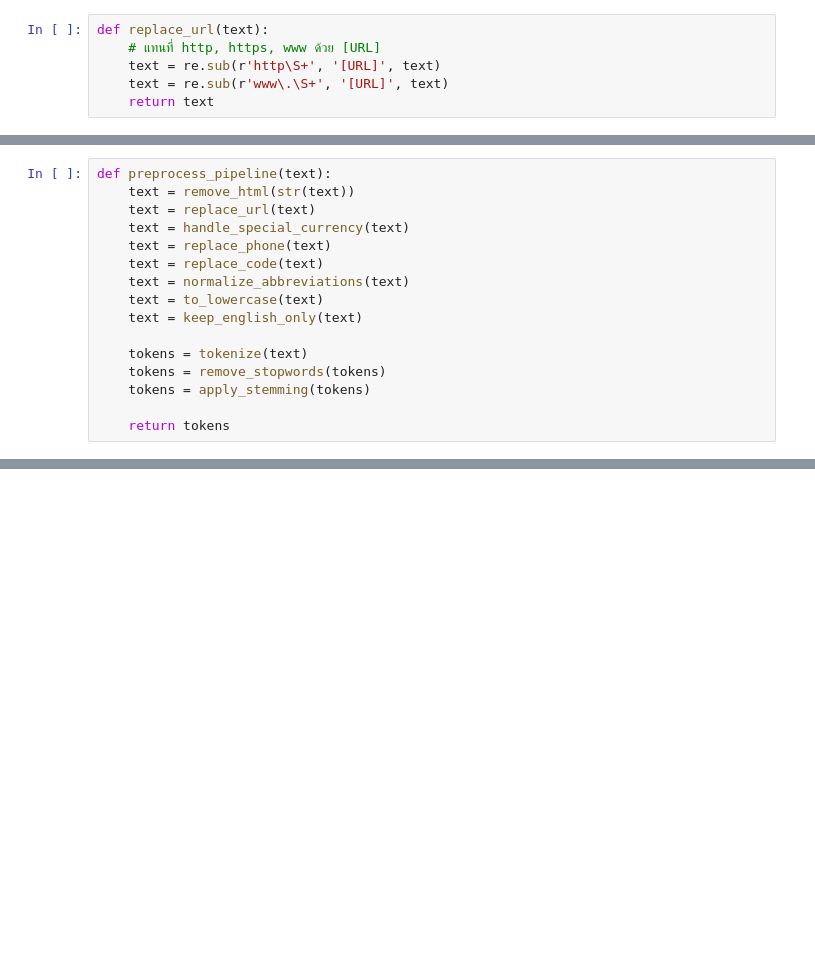
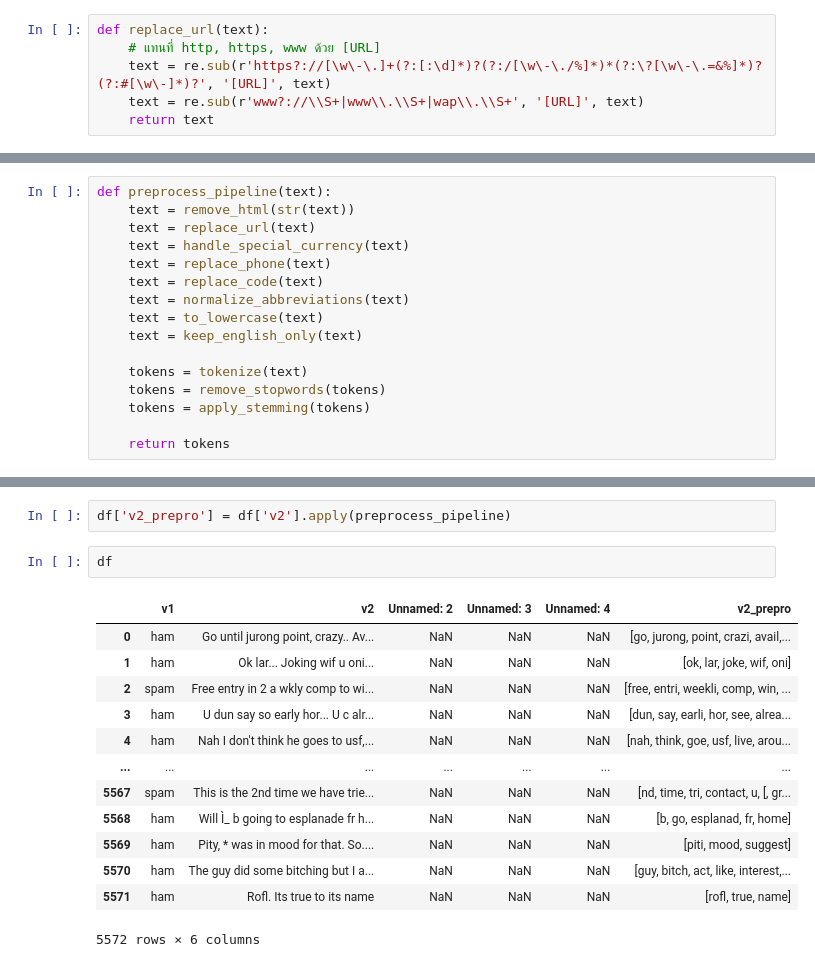
Before and after one commit to Napawan2005/NLP-TextPreprocessing, a Jupyter notebook: Text_Preprocessing.ipynb, the cells around one changed output, grey strips where cells are left out. Cells and saved outputs as stored; diff of their text form; blank space fills up the shorter version.

```diff
--- a/Text_Preprocessing.ipynb
+++ b/Text_Preprocessing.ipynb
@@ -120,8 +120,8 @@ def remove_html(text):
 # %%
 def replace_url(text):
     # แทนที่ http, https, www ด้วย [URL]
-    text = re.sub(r'http\S+', '[URL]', text)
-    text = re.sub(r'www\.\S+', '[URL]', text)
+    text = re.sub(r'https?://[\w\-\.]+(?:[:\d]*)?(?:/[\w\-\./%]*)*(?:\?[\w\-\.=&%]*)?(?:#[\w\-]*)?', '[URL]', text)
+    text = re.sub(r'www?://\\S+|www\\.\\S+|wap\\.\\S+', '[URL]', text)
     return text
 # %% [markdown]
 ---
@@ -234 +237,19 @@ nltk.download('stopwords')
 True
+# %%
+df['v2_prepro'] = df['v2'].apply(preprocess_pipeline)
+# %%
+df
+# %% [output]
+|  | v1 | v2 | Unnamed: 2 | Unnamed: 3 | Unnamed: 4 | v2_prepro |
+| 0 | ham | Go until jurong point, crazy.. Av... | NaN | NaN | NaN | [go, jurong, point, crazi, avail,... |
+| 1 | ham | Ok lar... Joking wif u oni... | NaN | NaN | NaN | [ok, lar, joke, wif, oni] |
+| 2 | spam | Free entry in 2 a wkly comp to wi... | NaN | NaN | NaN | [free, entri, weekli, comp, win, ... |
+| 3 | ham | U dun say so early hor... U c alr... | NaN | NaN | NaN | [dun, say, earli, hor, see, alrea... |
+| 4 | ham | Nah I don't think he goes to usf,... | NaN | NaN | NaN | [nah, think, goe, usf, live, arou... |
+| ... | ... | ... | ... | ... | ... | ... |
+| 5567 | spam | This is the 2nd time we have trie... | NaN | NaN | NaN | [nd, time, tri, contact, u, [, gr... |
+| 5568 | ham | Will Ì_ b going to esplanade fr h... | NaN | NaN | NaN | [b, go, esplanad, fr, home] |
+| 5569 | ham | Pity, * was in mood for that. So.... | NaN | NaN | NaN | [piti, mood, suggest] |
+| 5570 | ham | The guy did some bitching but I a... | NaN | NaN | NaN | [guy, bitch, act, like, interest,... |
+| 5571 | ham | Rofl. Its true to its name | NaN | NaN | NaN | [rofl, true, name] |
+5572 rows × 6 columns
```
Also changed, not shown: parts of 4 cells of this notebook.
